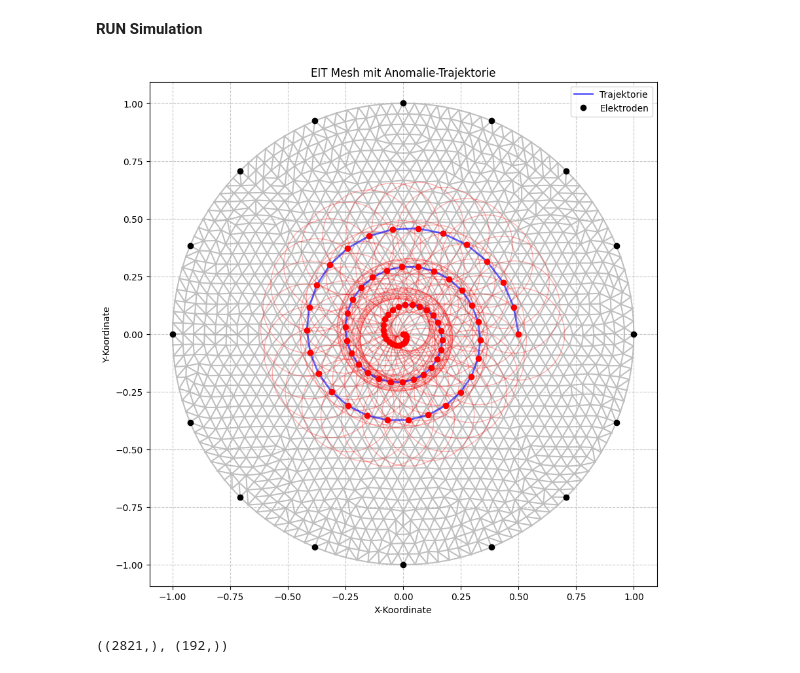
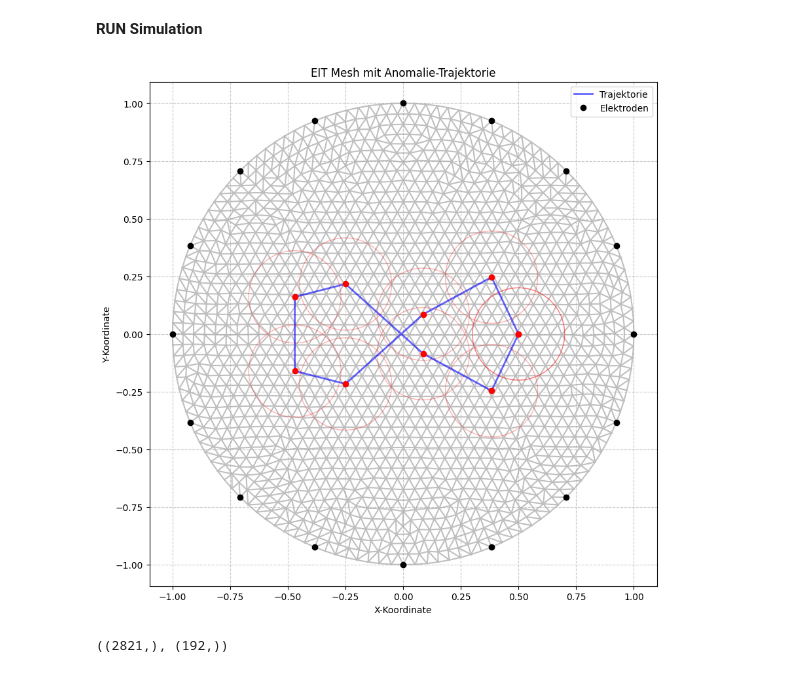
Before and after one commit to Peer076/Master-Thesis-EIT, a Jupyter notebook: simulation.ipynb, the cells around one changed output. Cells and saved outputs as stored; diff of their text form; code cells hidden in the pictures.

Commit message:
adjustments traj paths

```diff
--- a/simulation.ipynb
+++ b/simulation.ipynb
@@ -188,25 +181,25 @@ def generateData (traj,Nstep,r_anomaly,r_path, r_path_variations, bound, added_n
 # %% [markdown]
 **RUN Simulation**
 # %%
-Nstep = 80                    # Anzahl der Steps
+Nstep = 10                   # Anzahl der Steps
 r_anomaly = 0.2                  # Radius der Anomaly
 r_path = 0.5                     # Radius der Kreisbahn
-traj = "spiral"
+traj = "eight"
 saveData = False
-createGif = False
+createGif = True
 
 r_path_variations = False
 bound = 0.2
 added_noise = False
 
 
 mesh_new_list = generateData(traj, Nstep, r_anomaly, r_path, r_path_variations, bound, added_noise, lookup_list, saveData,createGif)
 
 mesh_new_list[0]["mesh"].perm.shape, mesh_new_list[0]["v"].shape
 # print(lookup_list)
 
 #TODO: neue Trajektorien einbauen
 #TODO: Elektrodenkonfiguration und Anzahl anpassbar machen
 # %% [output]
-[figure, old version]
+[figure, new version]
 ((2821,), (192,))
```
Also changed, not shown: parts of 3 cells of this notebook, 5 other files.
